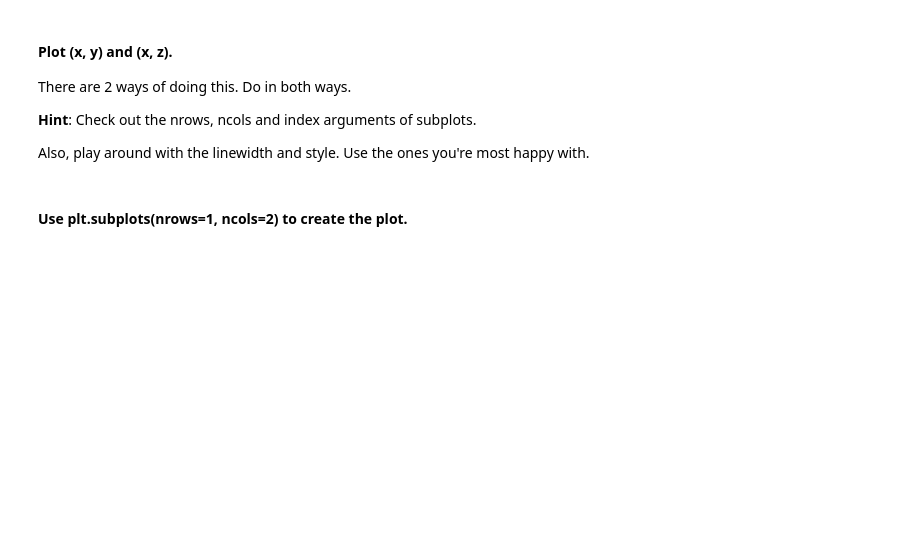
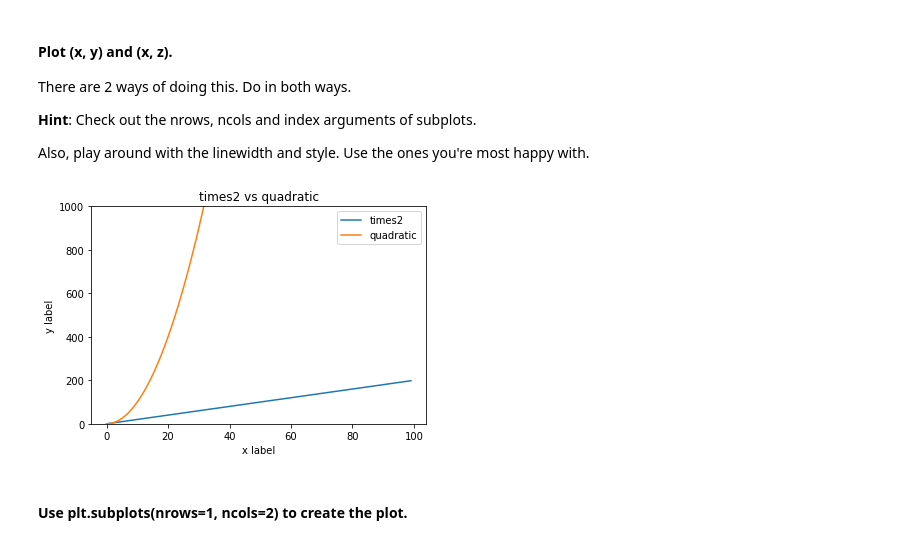
Before and after one commit to ironhack-datalabs/dataV2-labs, a Jupyter notebook: module-2/Matplotlib-Seaborn/your-code/main.ipynb, the cells around one changed output. Cells and saved outputs as stored; diff of their text form; code cells hidden in the pictures; blank space fills up the shorter version.

```diff
--- a/module-2/Matplotlib-Seaborn/your-code/main.ipynb
+++ b/module-2/Matplotlib-Seaborn/your-code/main.ipynb
@@ -25,2 +26,17 @@ Also, play around with the linewidth and style. Use the ones you're most happy w
+# %%
+%matplotlib inline
+plt.plot(x, y, label='times2')
+plt.plot(x, z, label='quadratic')
+plt.xlabel('x label')
+plt.ylabel('y label')
+plt.title("times2 vs quadratic")
+
+#maj des échelles
+plt.ylim(0,1000)
+
+plt.legend()
+plt.show()
+# %% [output]
+[figure, added]
 # %% [markdown]
 #### Use plt.subplots(nrows=1, ncols=2) to create the plot.
```
Also changed, not shown: parts of 42 cells of this notebook, 47 other files.
